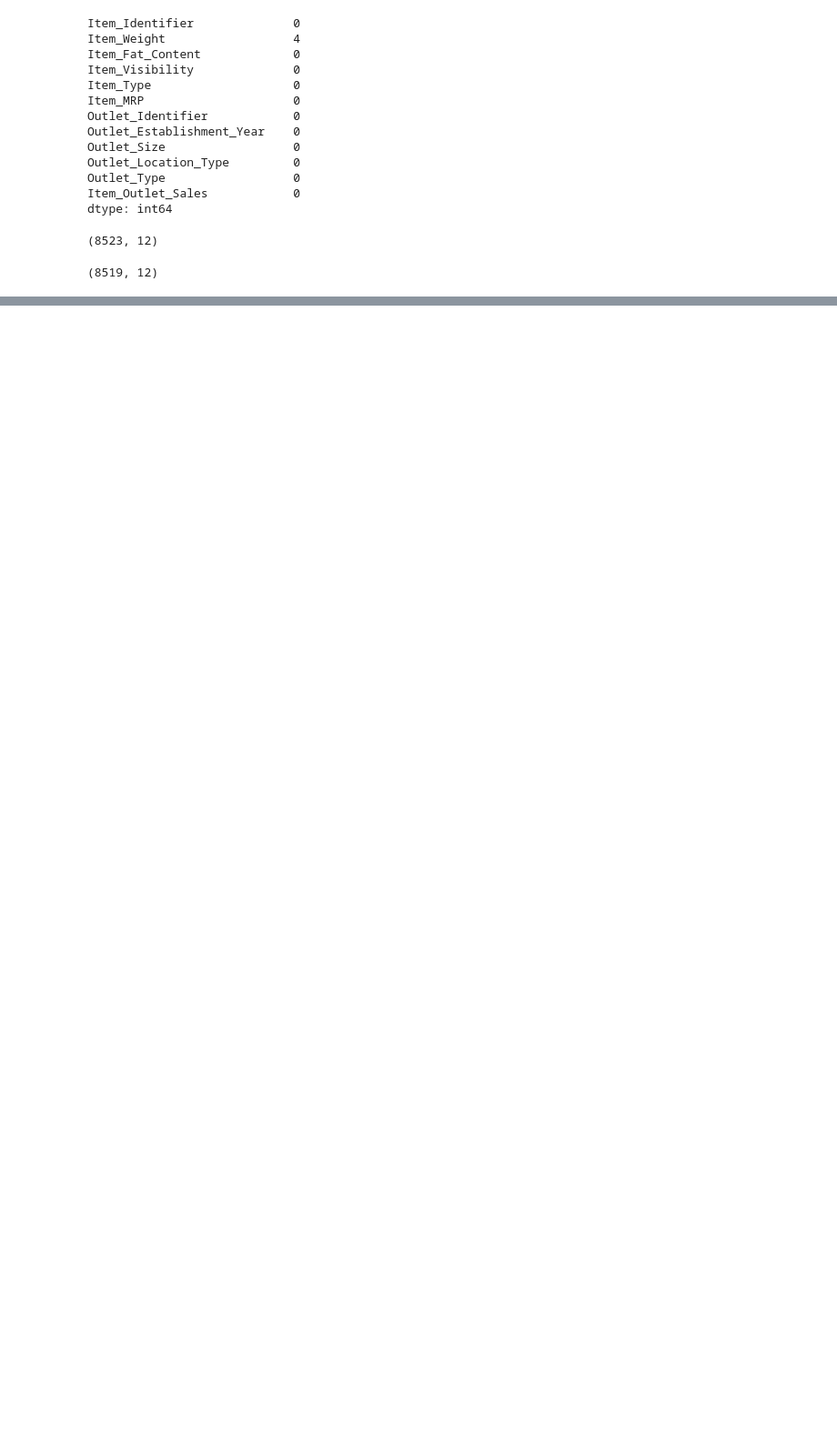
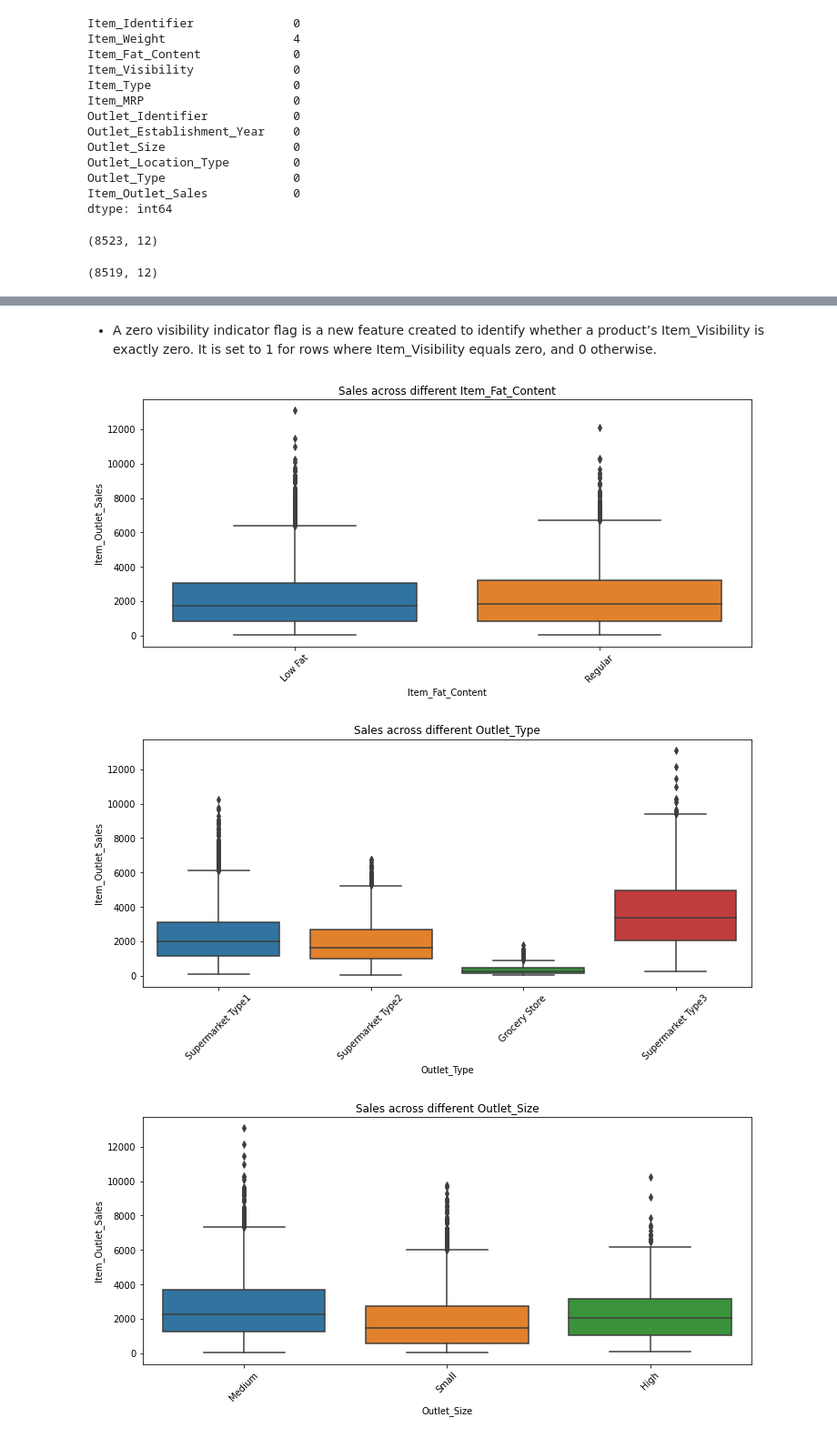
Before and after one commit to Chandrasekhar-narthu/Big-Mart-Sales-Prediction---Chandrasekhar, a Jupyter notebook: data_preprocessing.ipynb, the cells around one changed output, grey strips where cells are left out. Shown at 91% size. Cells and saved outputs as stored; diff of their text form; code cells hidden in the pictures; blank space fills up the shorter version.

```diff
--- a/data_preprocessing.ipynb
+++ b/data_preprocessing.ipynb
@@ -409,0 +517,2 @@ train_data.shape
+# %% [markdown]
+* A zero visibility indicator flag is a new feature created to identify whether a product’s Item_Visibility is exactly zero. It is set to 1 for rows where Item_Visibility equals zero, and 0 otherwise.
@@ -409,0 +521,13 @@ train_data.shape
+# %%
+cat_vars_for_sales = ['Item_Fat_Content', 'Outlet_Type', 'Outlet_Size', 'Outlet_Location_Type', 'Item_Type']
+
+for col in cat_vars_for_sales:
+    plt.figure(figsize=(12,5))
+    sns.boxplot(x=df[col], y=df['Item_Outlet_Sales'])
+    plt.title(f'Sales across different {col}')
+    plt.xticks(rotation=45)
+    plt.show()
+# %% [output]
+[figure, added]
+[figure, added]
+[figure, added]
```
Also changed, not shown: parts of 35 cells of this notebook, 1 other file.
